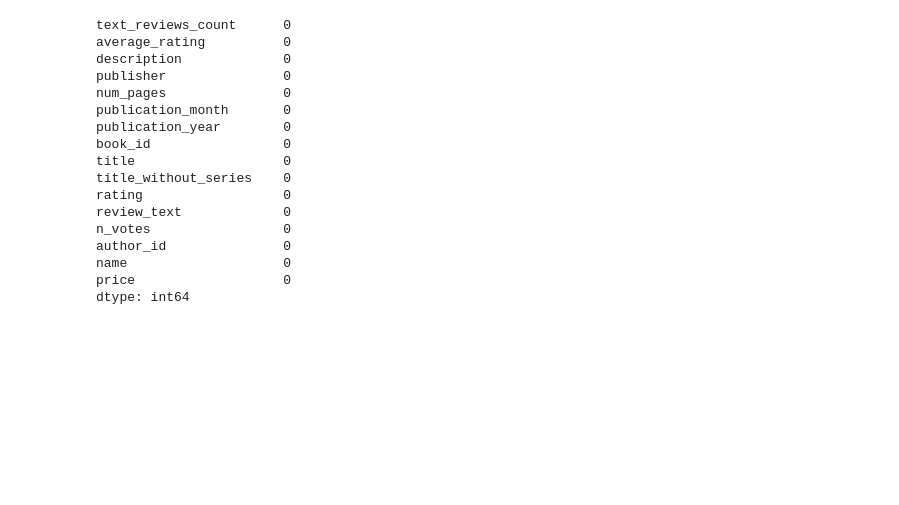
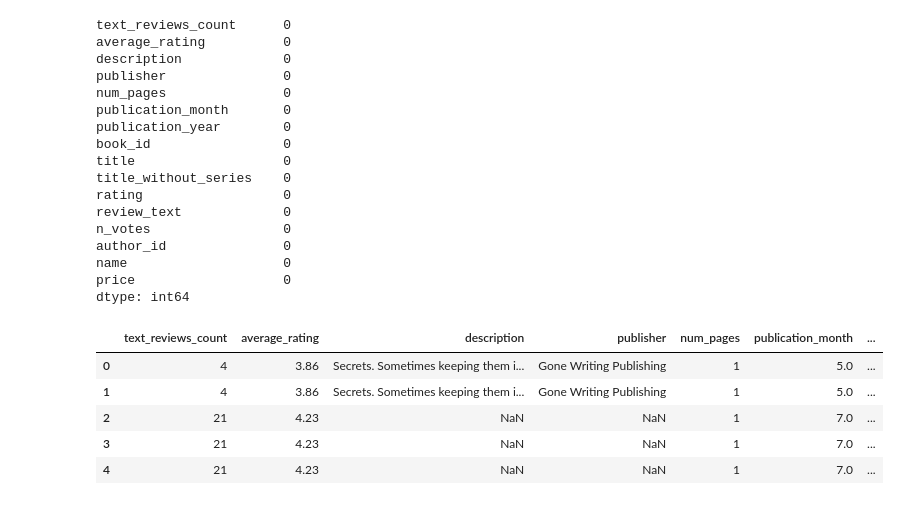
Before and after one commit to msadiva/bookstore-rag, a Jupyter notebook: eda.ipynb, the cells around one changed output. Cells and saved outputs as stored; diff of their text form; code cells hidden in the pictures; blank space fills up the shorter version.

```diff
--- a/eda.ipynb
+++ b/eda.ipynb
@@ -769,0 +774,9 @@ del df
+# %%
+df.head(5)
+# %% [output]
+|  | text_reviews_count | average_rating | description | publisher | num_pages | publication_month | ... |
+| 0 | 4 | 3.86 | Secrets. Sometimes keeping them i... | Gone Writing Publishing | 1 | 5.0 | ... |
+| 1 | 4 | 3.86 | Secrets. Sometimes keeping them i... | Gone Writing Publishing | 1 | 5.0 | ... |
+| 2 | 21 | 4.23 | NaN | NaN | 1 | 7.0 | ... |
+| 3 | 21 | 4.23 | NaN | NaN | 1 | 7.0 | ... |
+| 4 | 21 | 4.23 | NaN | NaN | 1 | 7.0 | ... |
```
Also changed, not shown: parts of 20 cells of this notebook, 8 other files.
